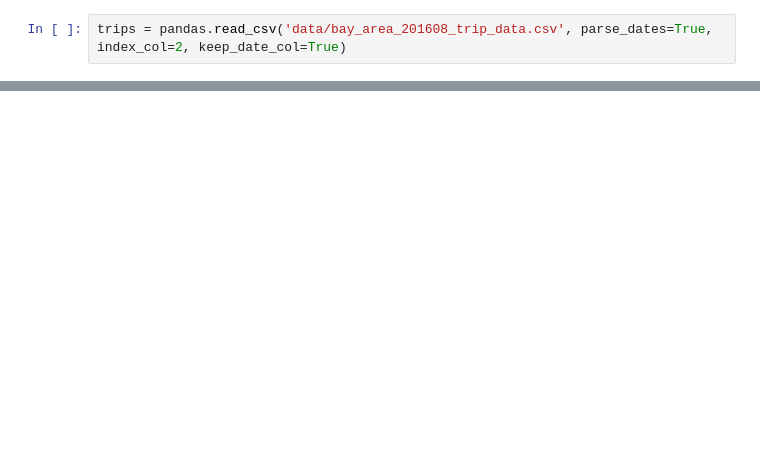
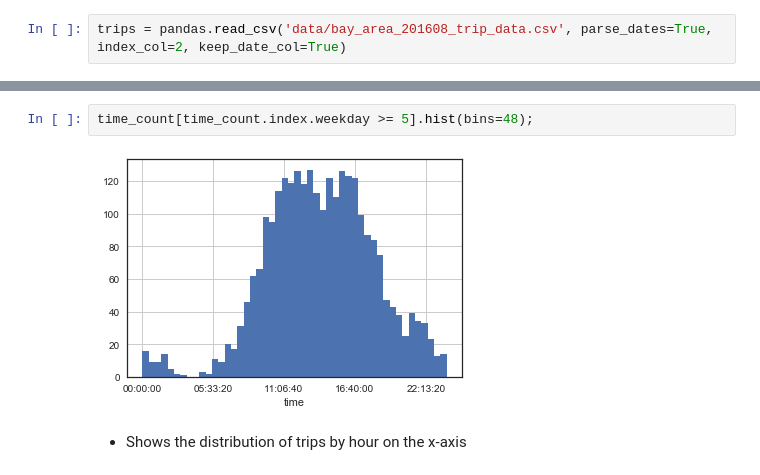
Before and after one commit to jonnor/bike-sharing-oslo, a Jupyter notebook: bay_area.ipynb, the cells around one changed output, grey strips where cells are left out. Drawn from its saved outputs; the diff is of its cells as text; blank space fills up the shorter version.

```diff
--- a/bay_area.ipynb
+++ b/bay_area.ipynb
@@ -34,0 +74,6 @@ one_day = trips['2015-09-07 00:00:00':'2015-09-08 23:59:59']
+# %%
+time_count[time_count.index.weekday >= 5].hist(bins=48);
+# %% [output]
+[figure, added]
+# %% [markdown]
+ - Shows the distribution of trips by hour on the x-axis
```
Also changed, not shown: parts of 26 cells of this notebook.
